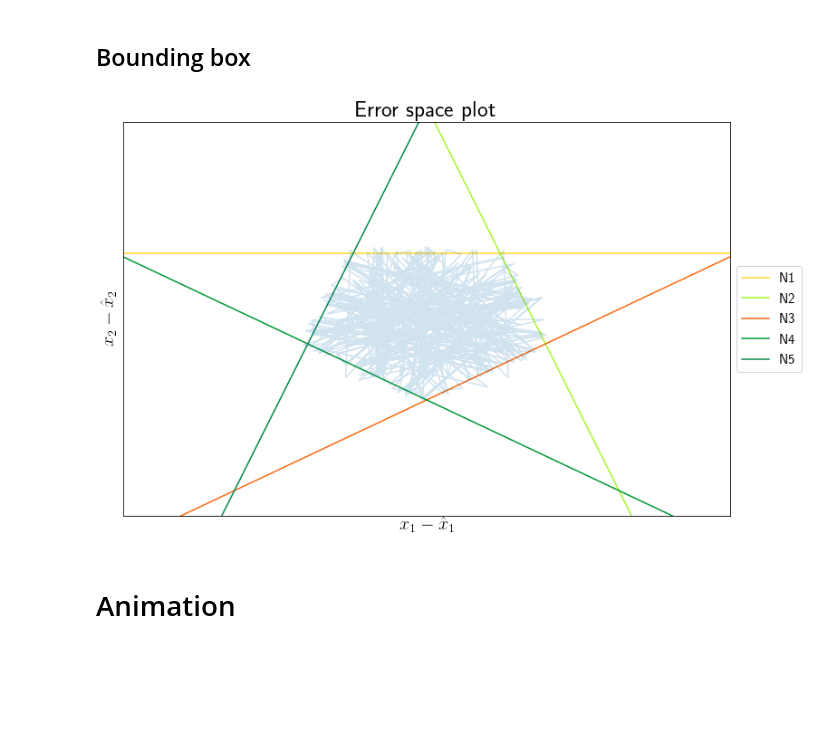
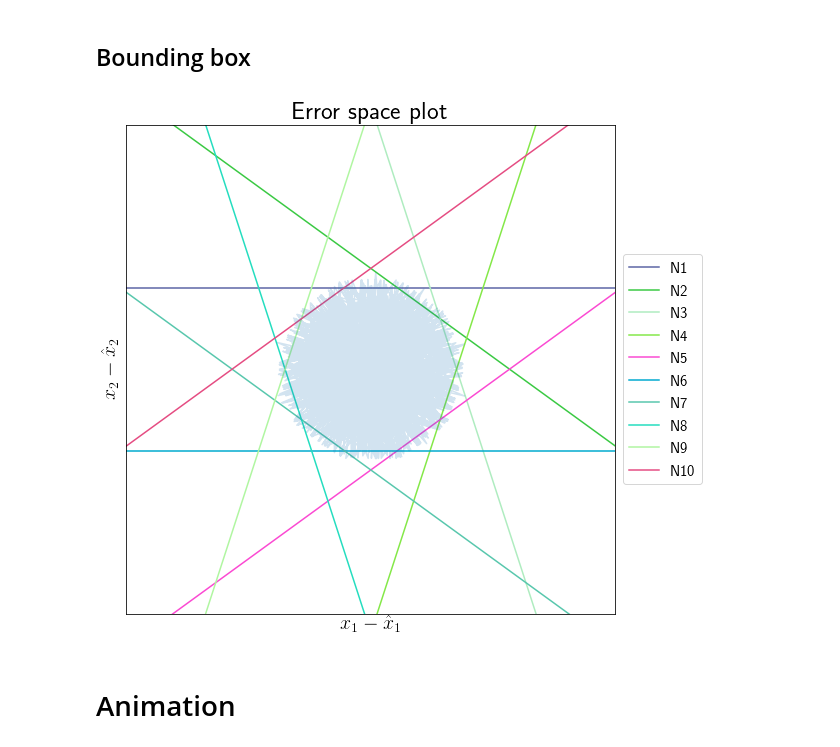
Before and after one commit to ABra1993/LisbonLab, a Jupyter notebook: CSM_multidimensional.ipynb, the cells around one changed output. Drawn from its saved outputs; the diff is of its cells as text; code cells hidden in the pictures; blank space fills up the shorter version.

```diff
--- a/CSM_multidimensional.ipynb
+++ b/CSM_multidimensional.ipynb
@@ -47,8 +48,7 @@ def initialize_weights(N, d):
     if d == 1:
         # 1-dimensional input signal
 
-        weights = np.linspace(0, 1.5 * np.pi, N + 1)
-
+        weights = np.linspace(0, 2 * np.pi, N + 1)
         D = []
 
         for i in range(N):
@@ -109,12 +109,12 @@ def TVS_N(iterations):
     x = []
 
     # number of sinus periods (total # of sinus periods = 2 * cycles)
-    cycles = 4
+    cycles = 2
     t = np.linspace(0, np.pi, d + 1)       # starting points of d-dimensioan sinusoidal input signals
 
     for i in range(d):
 
-        x_temp = np.sin(np.linspace(-cycles * np.pi, cycles * np.pi, iterations) + t[i])
+        x_temp = np.sin(2 * np.linspace(-cycles * np.pi, cycles * np.pi, iterations) + t[i])
         dxdt = np.diff(x_temp)/dt
         c_temp = x_temp[:-1] + dxdt
 
@@ -259,9 +253,9 @@ def plot_N(color):
     pl.xlabel('time')
 # %%
 # Run simulation and plot results for given parameters
-N = 5                                                    # number of neurons
+N = 10                                                    # number of neurons
 d = 2                                                    # number of dimensions of signal input
-iterations = 1000                                        # number of time steps
+iterations = 4000                                        # number of time steps
 dt = 0.1                                                 # step size
 tau = 1                                                  # time constant
 beta = 0                                                 # cost constant
@@ -269,6 +263,7 @@ color = list(np.random.choice(range(256), size=(N, 3)))  # color map for plottin
 
 # run simulation
 D = initialize_weights(N, d)                                                # initialize decoding weights
+# print(D)
 t, voltage, x_est, o, T = initialize_params_N(N, d, iterations, dt, D)      # initialize parameters
 c, x = TVS_N(iterations)                                                    # create d-dimensional input signal
 run_N(tau, beta)                                                            # run spiking network
@@ -332,51 +329,51 @@ plot_weights()
 # %% [markdown]
 ## Bounding box
 # %%
-def plot_bounding_box():
+def plot_bounding_box(arrow=0):
+    """ Plots error space with the bounding box with (arrow=1) or without (arrow=0) the weights of neurons. """
 
     if d == 2:
+    # 2-dimensional input signal
 
         # enable LaTeX
         pl.rc('text', usetex=True)
 
         # plot bouding box
+        fig = pl.figure(figsize=(16,9))
+        pl.axis('square')
+
         steps = 2
-
-        fig = pl.figure(figsize=(12,8))
         x1 = np.linspace(-10, 10, steps)
-
         for i in range(1, N + 1):
             x2 = np.zeros(steps)
-
             for j in range(steps):
-
                 x2[j] = (T[i - 1] - x1[j] * D[i - 1, 0]) / D[i - 1, 1]
-
             pl.plot(x1, x2, label="N%i" %i, color=color[i - 1]/255)
-            pl.yticks([])
-            pl.xticks([])
-            pl.xlim(-1.5, 1.5)
-            pl.ylim(-1.5, 1.5)
-            pl.xlabel('$x_{1} - \hat{x}_{1}$', fontsize=20)
-            pl.ylabel('$x_{2} - \hat{x}_{2}$', fontsize=20)
-            pl.title('Error space plot', fontsize=25)
-            pl.legend(loc='center left', bbox_to_anchor=(1, 0.5), fontsize=15, markerscale=1)
+        pl.yticks([])
+        pl.xticks([])
+        pl.xlim(-1.5, 1.5)
+        pl.ylim(-1.5, 1.5)
+        pl.xlabel('$x_{1} - \hat{x}_{1}$', fontsize=20)
+        pl.ylabel('$x_{2} - \hat{x}_{2}$', fontsize=20)
+        pl.title('Error space plot', fontsize=25)
+        pl.legend(loc='center left', bbox_to_anchor=(1, 0.5), fontsize=15, markerscale=1)
 
         # plot signal representtation error over time
         start = 100
-
         error = x[:, start:iterations] - x_est[:, start:iterations]
         pl.plot(error[0], error[1], alpha = 0.2)
 
+        # plot arrow plot weights (if arrow = 1)
+        if arrow == 1:
+            for i in range(1, N + 1):
+                arrow = pl.arrow(0, 0, D[i - 1, 0], D[i - 1, 1], color=color[i - 1][:]/255, head_width=0.1)
+
     else:
-        print("No plot generated: function for 2- and 3-dimensional signal input only. ")
+        print("No plot generated: function for 2D signal input only. ")
 
-
-    return error
-
-error = plot_bounding_box()
+plot_bounding_box(0)
 # %% [output]
-[figure, old version]
+[figure, new version]
 # %% [markdown]
 # Animation
 # %%
```
Also changed, not shown: parts of 6 cells of this notebook, 3 other files.
